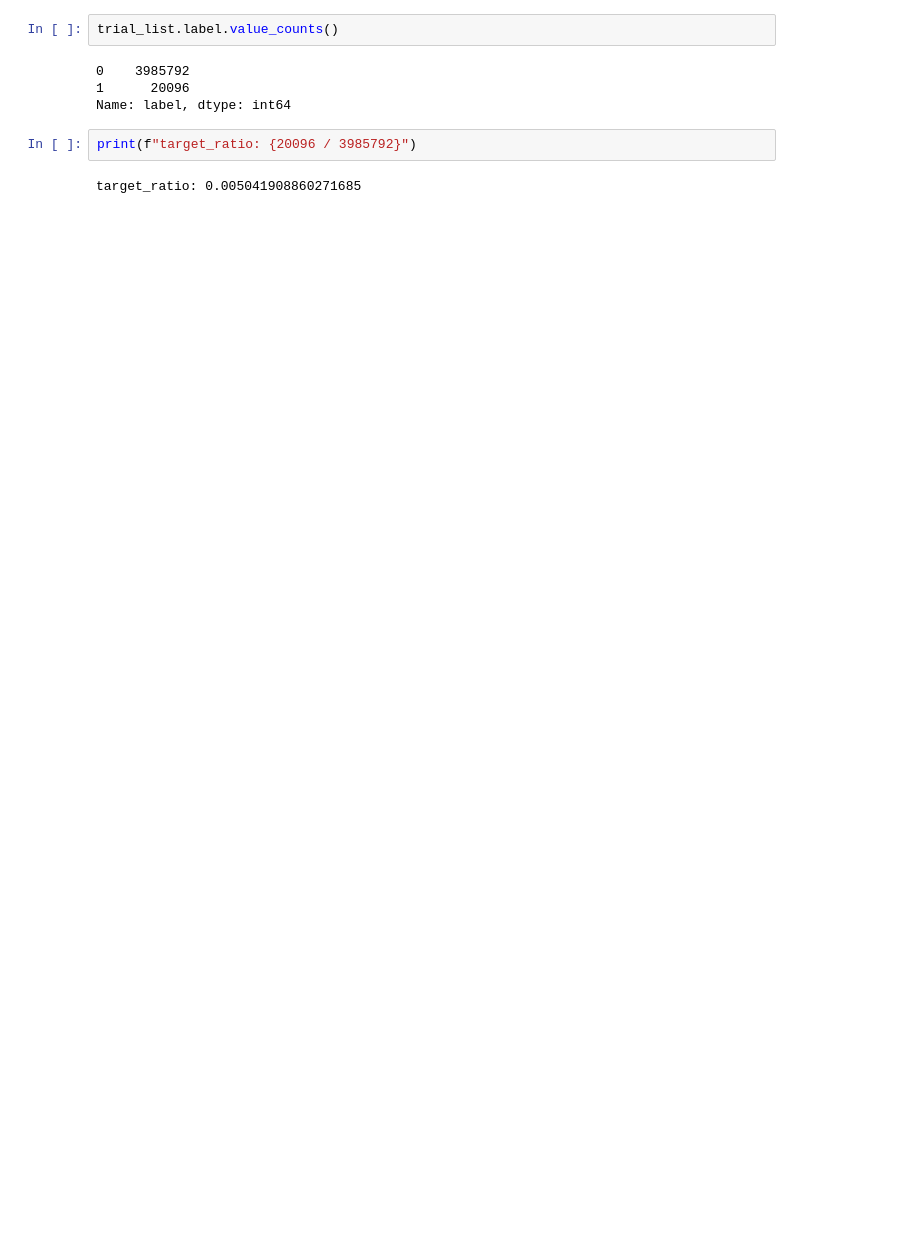
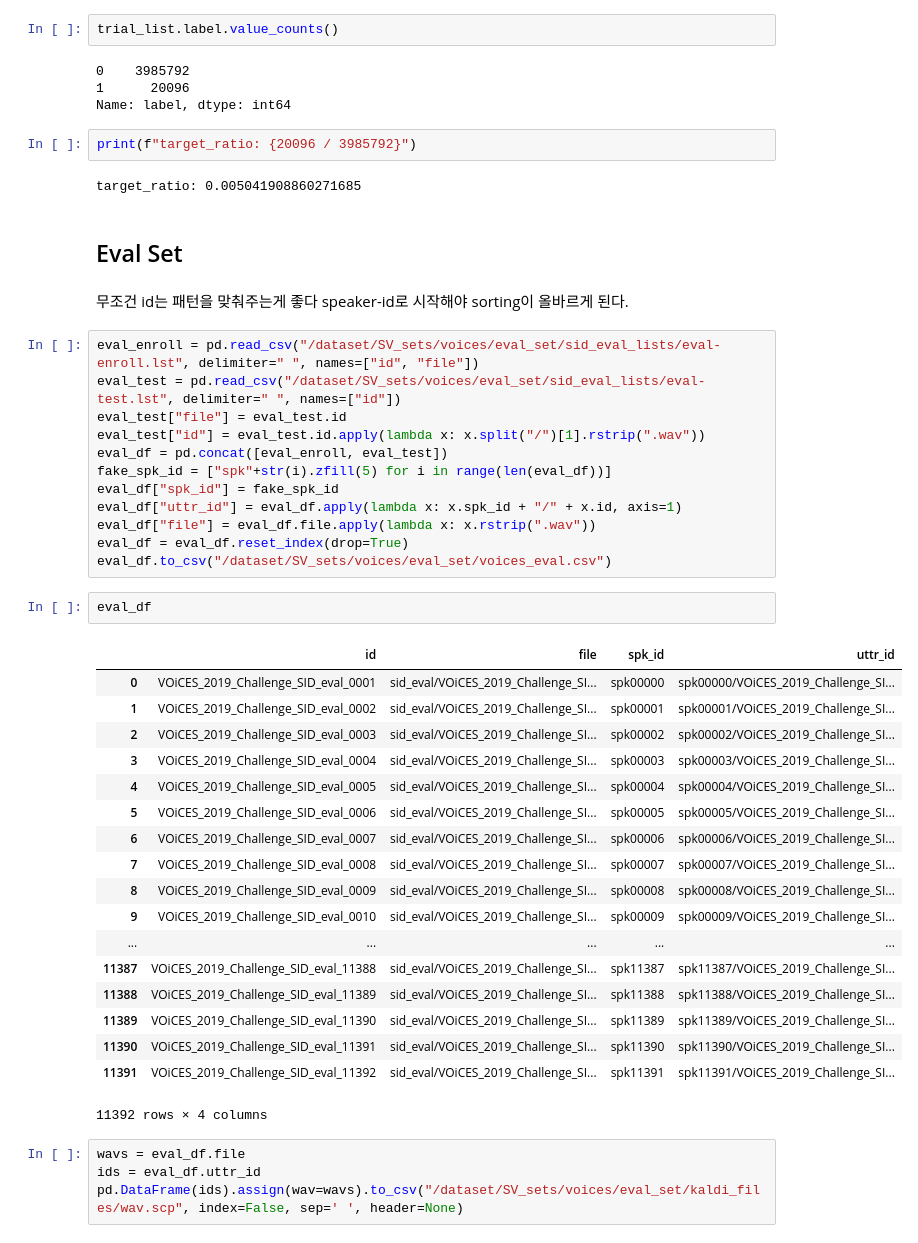
Before and after one commit to muncok/ASV_Experiments, a Jupyter notebook: exp_voices_challenge/voices_dataframe.ipynb, the cells around one changed output. Cells and saved outputs as stored; diff of their text form; blank space fills up the shorter version.

```diff
--- a/exp_voices_challenge/voices_dataframe.ipynb
+++ b/exp_voices_challenge/voices_dataframe.ipynb
@@ -131,3 +153,44 @@ Name: label, dtype: int64
 print(f"target_ratio: {20096 / 3985792}")
 # %% [output]
 target_ratio: 0.005041908860271685
+# %% [markdown]
+## Eval Set
+# %% [markdown]
+무조건 id는 패턴을 맞춰주는게 좋다 speaker-id로 시작해야 sorting이 올바르게 된다.
+# %%
+eval_enroll = pd.read_csv("/dataset/SV_sets/voices/eval_set/sid_eval_lists/eval-enroll.lst", delimiter=" ", names=["id", "file"])
+eval_test = pd.read_csv("/dataset/SV_sets/voices/eval_set/sid_eval_lists/eval-test.lst", delimiter=" ", names=["id"])
+eval_test["file"] = eval_test.id
+eval_test["id"] = eval_test.id.apply(lambda x: x.split("/")[1].rstrip(".wav"))
+eval_df = pd.concat([eval_enroll, eval_test])
+fake_spk_id = ["spk"+str(i).zfill(5) for i in range(len(eval_df))]
+eval_df["spk_id"] = fake_spk_id
+eval_df["uttr_id"] = eval_df.apply(lambda x: x.spk_id + "/" + x.id, axis=1)
+eval_df["file"] = eval_df.file.apply(lambda x: x.rstrip(".wav"))
+eval_df = eval_df.reset_index(drop=True)
+eval_df.to_csv("/dataset/SV_sets/voices/eval_set/voices_eval.csv")
+# %%
+eval_df
+# %% [output]
+|  | id | file | spk_id | uttr_id |
+| 0 | VOiCES_2019_Challenge_SID_eval_0001 | sid_eval/VOiCES_2019_Challenge_SI... | spk00000 | spk00000/VOiCES_2019_Challenge_SI... |
+| 1 | VOiCES_2019_Challenge_SID_eval_0002 | sid_eval/VOiCES_2019_Challenge_SI... | spk00001 | spk00001/VOiCES_2019_Challenge_SI... |
+| 2 | VOiCES_2019_Challenge_SID_eval_0003 | sid_eval/VOiCES_2019_Challenge_SI... | spk00002 | spk00002/VOiCES_2019_Challenge_SI... |
+| 3 | VOiCES_2019_Challenge_SID_eval_0004 | sid_eval/VOiCES_2019_Challenge_SI... | spk00003 | spk00003/VOiCES_2019_Challenge_SI... |
+| 4 | VOiCES_2019_Challenge_SID_eval_0005 | sid_eval/VOiCES_2019_Challenge_SI... | spk00004 | spk00004/VOiCES_2019_Challenge_SI... |
+| 5 | VOiCES_2019_Challenge_SID_eval_0006 | sid_eval/VOiCES_2019_Challenge_SI... | spk00005 | spk00005/VOiCES_2019_Challenge_SI... |
+| 6 | VOiCES_2019_Challenge_SID_eval_0007 | sid_eval/VOiCES_2019_Challenge_SI... | spk00006 | spk00006/VOiCES_2019_Challenge_SI... |
+| 7 | VOiCES_2019_Challenge_SID_eval_0008 | sid_eval/VOiCES_2019_Challenge_SI... | spk00007 | spk00007/VOiCES_2019_Challenge_SI... |
+| 8 | VOiCES_2019_Challenge_SID_eval_0009 | sid_eval/VOiCES_2019_Challenge_SI... | spk00008 | spk00008/VOiCES_2019_Challenge_SI... |
+| 9 | VOiCES_2019_Challenge_SID_eval_0010 | sid_eval/VOiCES_2019_Challenge_SI... | spk00009 | spk00009/VOiCES_2019_Challenge_SI... |
+| ... | ... | ... | ... | ... |
+| 11387 | VOiCES_2019_Challenge_SID_eval_11388 | sid_eval/VOiCES_2019_Challenge_SI... | spk11387 | spk11387/VOiCES_2019_Challenge_SI... |
+| 11388 | VOiCES_2019_Challenge_SID_eval_11389 | sid_eval/VOiCES_2019_Challenge_SI... | spk11388 | spk11388/VOiCES_2019_Challenge_SI... |
+| 11389 | VOiCES_2019_Challenge_SID_eval_11390 | sid_eval/VOiCES_2019_Challenge_SI... | spk11389 | spk11389/VOiCES_2019_Challenge_SI... |
+| 11390 | VOiCES_2019_Challenge_SID_eval_11391 | sid_eval/VOiCES_2019_Challenge_SI... | spk11390 | spk11390/VOiCES_2019_Challenge_SI... |
+| 11391 | VOiCES_2019_Challenge_SID_eval_11392 | sid_eval/VOiCES_2019_Challenge_SI... | spk11391 | spk11391/VOiCES_2019_Challenge_SI... |
+11392 rows × 4 columns
+# %%
+wavs = eval_df.file
+ids = eval_df.uttr_id
+pd.DataFrame(ids).assign(wav=wavs).to_csv("/dataset/SV_sets/voices/eval_set/kaldi_files/wav.scp", index=False, sep=' ', header=None)
```
Also changed, not shown: parts of 23 cells of this notebook, 20 other files.
